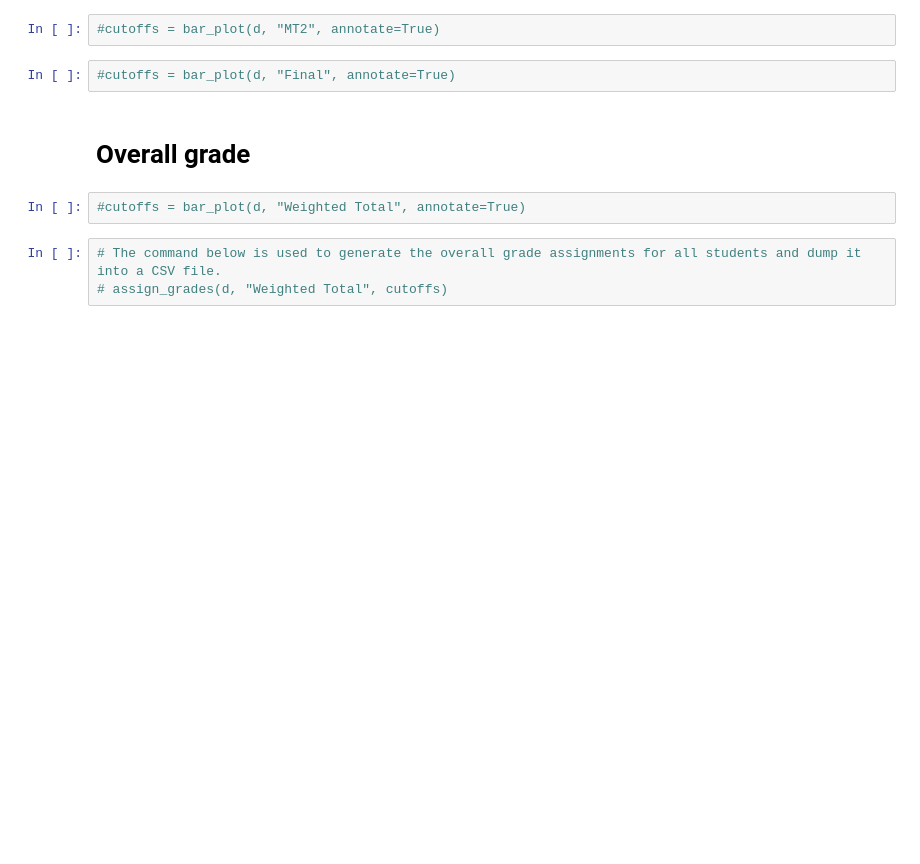
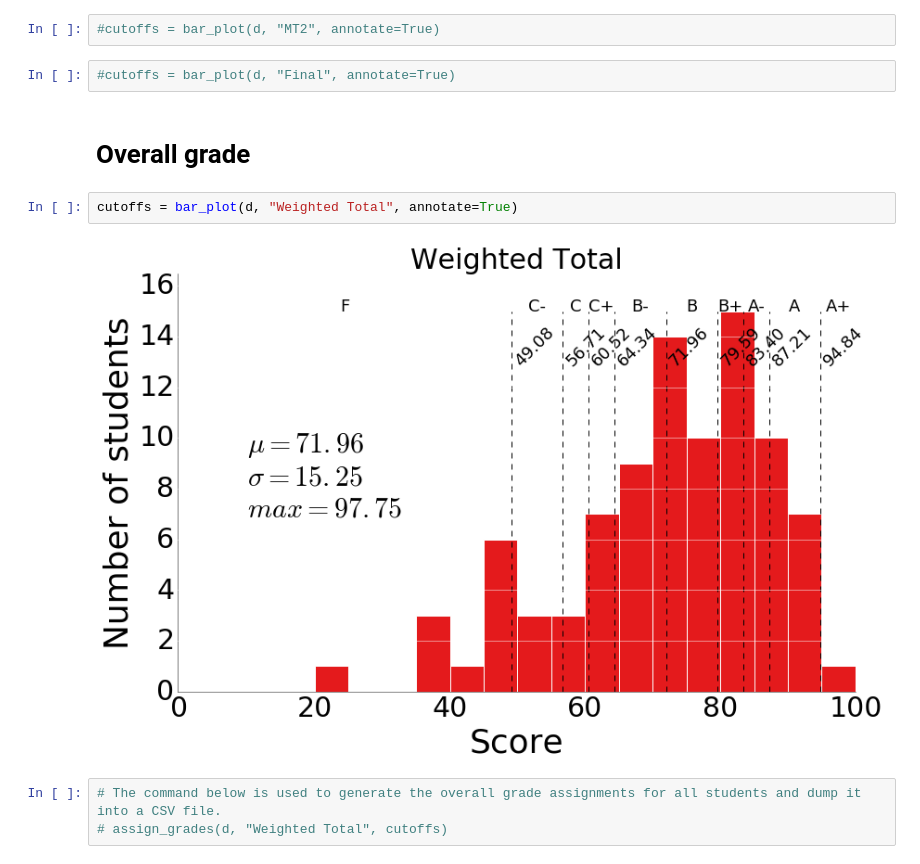
Before and after one commit to materialsvirtuallab/nano106, a Jupyter notebook: grades/Grade Stats.ipynb, the cells around one changed output. Saved outputs shown, nothing was run; the diff lists cells and outputs as text; blank space fills up the shorter version.

```diff
--- a/grades/Grade Stats.ipynb
+++ b/grades/Grade Stats.ipynb
@@ -182,7 +184,9 @@ cutoffs = bar_plot(d, "MT1", annotate=True)
 # %% [markdown]
 # Overall grade
 # %%
-#cutoffs = bar_plot(d, "Weighted Total", annotate=True)
+cutoffs = bar_plot(d, "Weighted Total", annotate=True)
+# %% [output]
+[figure, added]
 # %%
 # The command below is used to generate the overall grade assignments for all students and dump it into a CSV file.
 # assign_grades(d, "Weighted Total", cutoffs)
```
Also changed, not shown: parts of 6 cells of this notebook.
